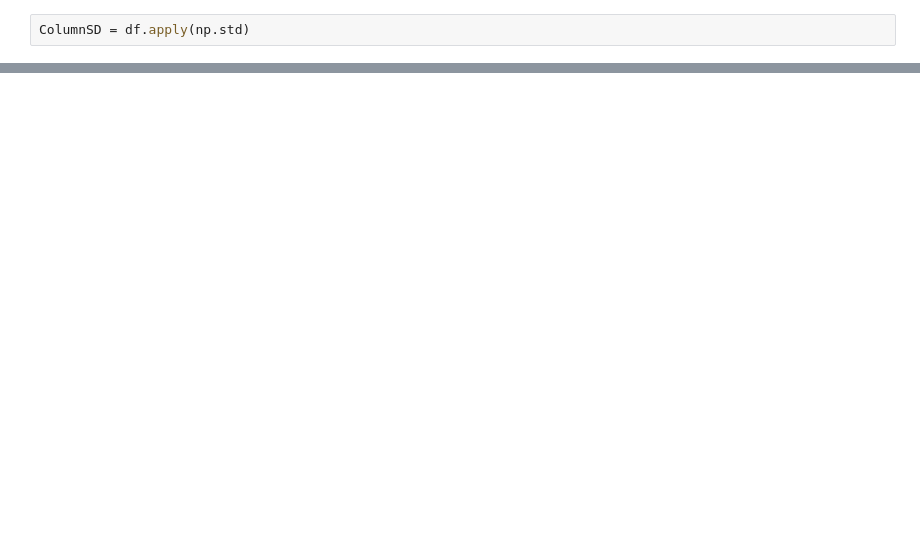
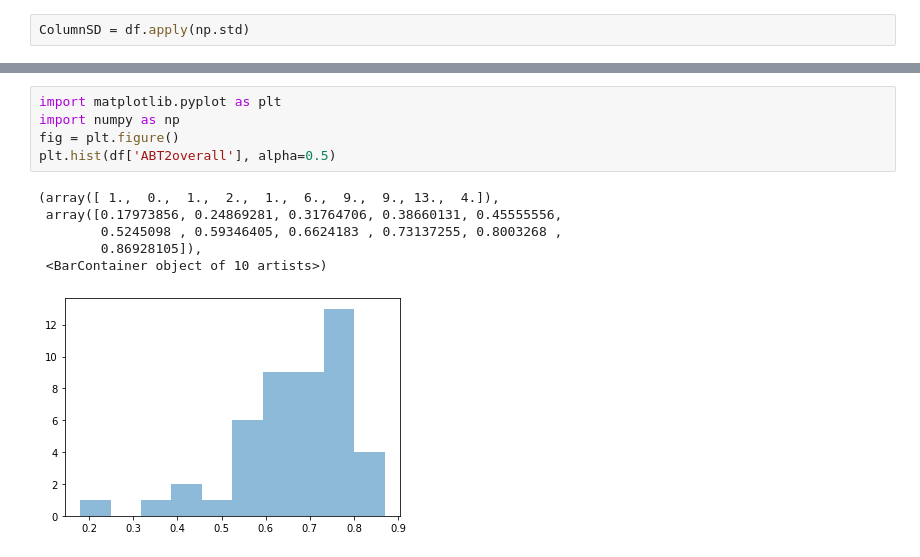
Before and after one commit to laurenhoft/ABmem, a Jupyter notebook: ABmemNotebook.ipynb, the cells around one changed output, grey strips where cells are left out. Saved outputs shown, nothing was run; the diff lists cells and outputs as text; blank space fills up the shorter version.

```diff
--- a/ABmemNotebook.ipynb
+++ b/ABmemNotebook.ipynb
@@ -369,0 +395,12 @@ TypeError: unsupported operand type(s) for *: 'float' and 'function'
+# %%
+import matplotlib.pyplot as plt
+import numpy as np
+fig = plt.figure()
+plt.hist(df['ABT2overall'], alpha=0.5)
+# %% [output]
+(array([ 1.,  0.,  1.,  2.,  1.,  6.,  9.,  9., 13.,  4.]),
+ array([0.17973856, 0.24869281, 0.31764706, 0.38660131, 0.45555556,
+        0.5245098 , 0.59346405, 0.6624183 , 0.73137255, 0.8003268 ,
+        0.86928105]),
+ <BarContainer object of 10 artists>)
+[figure, added]
```
Also changed, not shown: parts of 26 cells of this notebook, 2 other files.
